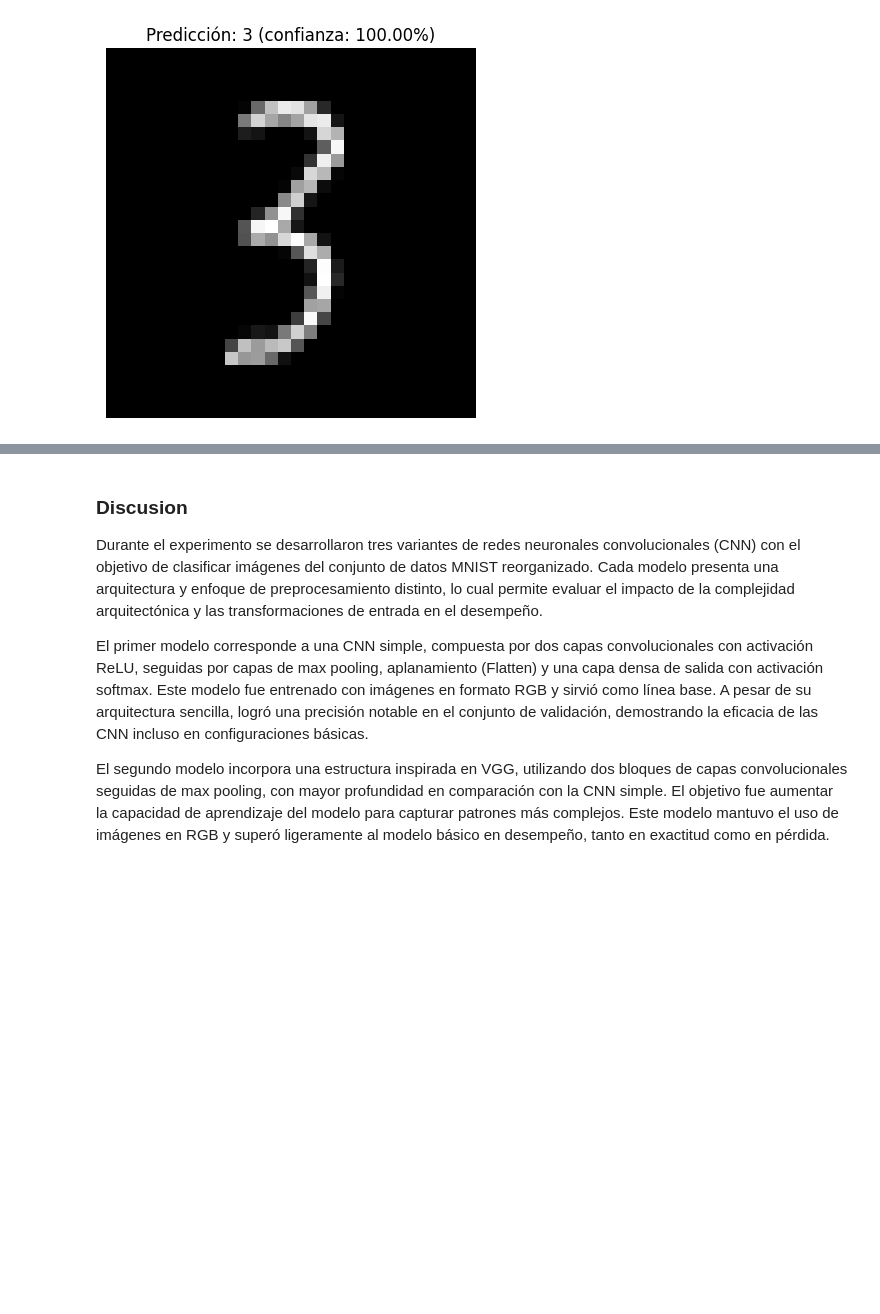
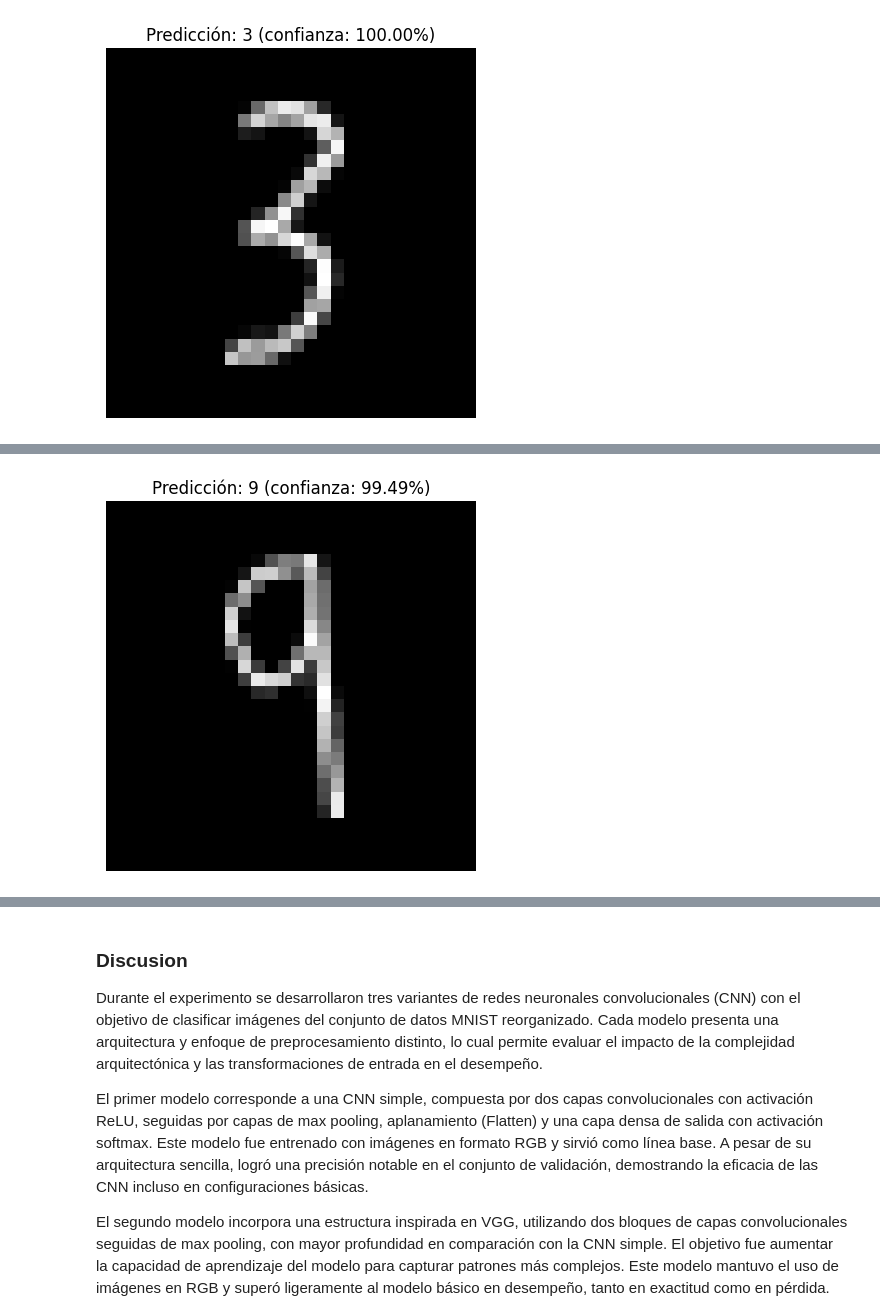
Before and after one commit to JPS4321/lab3_datascience, a Jupyter notebook: Lab3.ipynb, the cells around one changed output, grey strips where cells are left out. Saved outputs shown, nothing was run; the diff lists cells and outputs as text; code cells hidden in the pictures; blank space fills up the shorter version.

```diff
--- a/Lab3.ipynb
+++ b/Lab3.ipynb
@@ -852,0 +877,7 @@ predecir_imagen_ruta(ruta, modelo)
+# %%
+
+
+modelo = load_model("modelos/CNN_transformacion.keras")
+ruta = "tests/test4.jpeg"
+predecir_imagen_ruta(ruta, modelo)
+# %% [output]
@@ -852,0 +885 @@ predecir_imagen_ruta(ruta, modelo)
+[figure, added]
```
Also changed, not shown: parts of 6 cells of this notebook, 3 other files.
